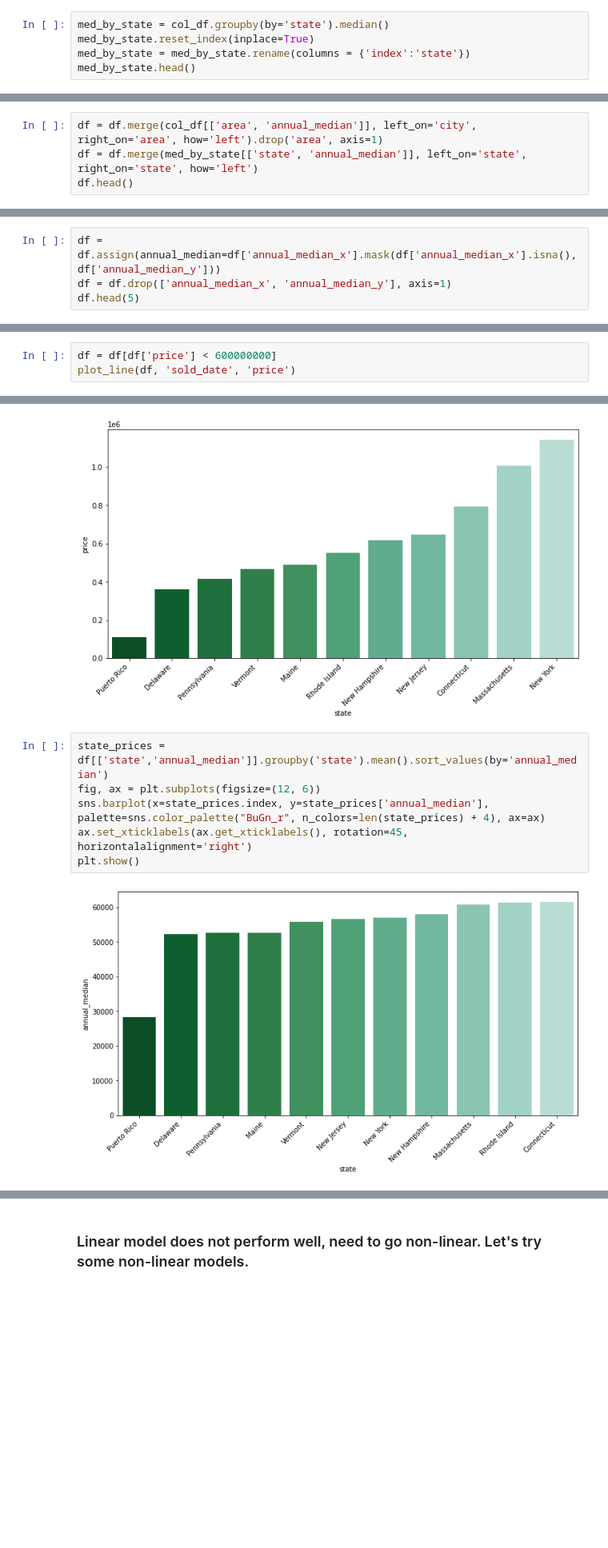
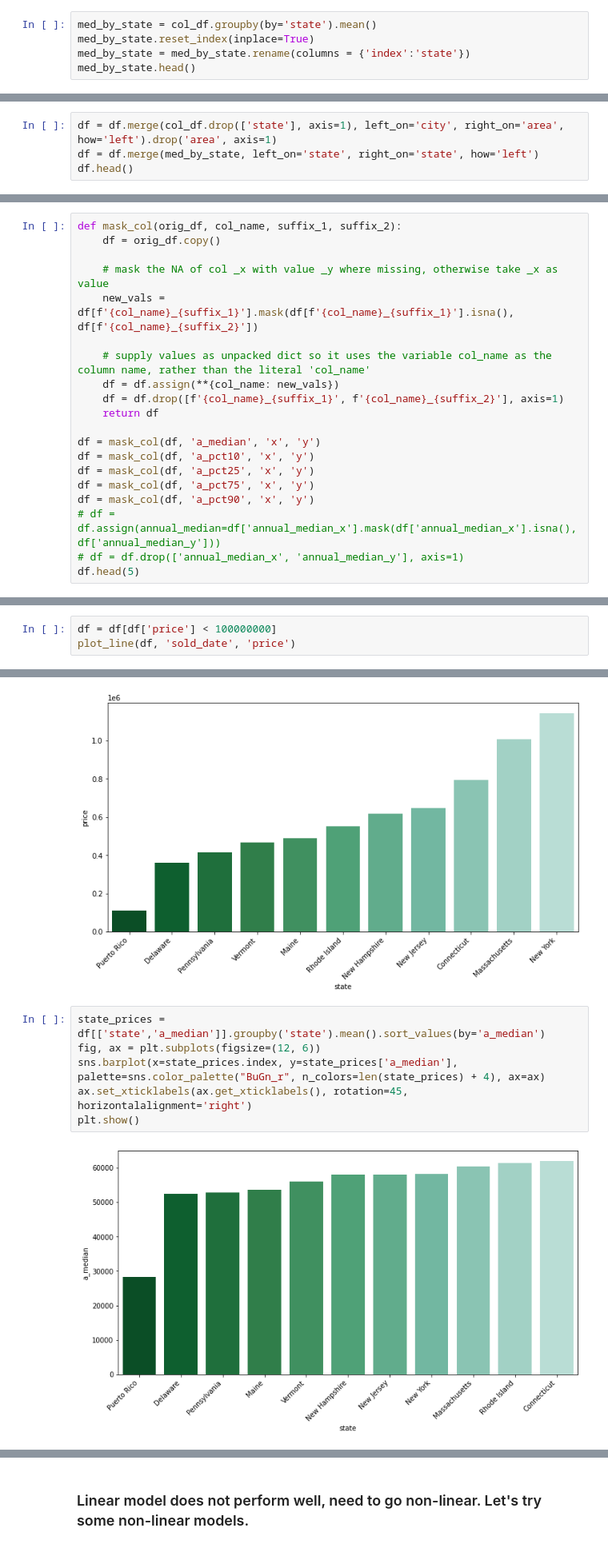
Before and after one commit to tlagore/housing_predictions, a Jupyter notebook: learn.ipynb, the cells around one changed output, grey strips where cells are left out. Shown at 80% size. Saved outputs shown, nothing was run; the diff lists cells and outputs as text; blank space fills up the shorter version.

Commit message:
update to use the 10th, 25th, 75th, 90th percentile annual salaries as features, tested several models on several different feature combinations

```diff
--- a/learn.ipynb
+++ b/learn.ipynb
@@ -111,7 +120,7 @@ print(f'after drop: {len(df)}')
 before drop: 42768
 after drop: 42766
 # %%
-med_by_state = col_df.groupby(by='state').median()
+med_by_state = col_df.groupby(by='state').mean()
 med_by_state.reset_index(inplace=True)
 med_by_state = med_by_state.rename(columns = {'index':'state'})
 med_by_state.head()
@@ -125,6 +134,6 @@ med_by_state.head()
 # %%
-df = df.merge(col_df[['area', 'annual_median']], left_on='city', right_on='area', how='left').drop('area', axis=1)
-df = df.merge(med_by_state[['state', 'annual_median']], left_on='state', right_on='state', how='left')
+df = df.merge(col_df.drop(['state'], axis=1), left_on='city', right_on='area', how='left').drop('area', axis=1)
+df = df.merge(med_by_state, left_on='state', right_on='state', how='left')
 df.head()
 # %% [output]
 |  | status | price | bed | bath | acre_lot | full_address | street | city | state | zip_code | ... |
@@ -138,6 +148,22 @@ df.head()
 # %%
-df = df.assign(annual_median=df['annual_median_x'].mask(df['annual_median_x'].isna(), df['annual_median_y']))
-df = df.drop(['annual_median_x', 'annual_median_y'], axis=1)
+def mask_col(orig_df, col_name, suffix_1, suffix_2):
+    df = orig_df.copy()
+
+    # mask the NA of col _x with value _y where missing, otherwise take _x as value
+    new_vals = df[f'{col_name}_{suffix_1}'].mask(df[f'{col_name}_{suffix_1}'].isna(), df[f'{col_name}_{suffix_2}'])
+
+    # supply values as unpacked dict so it uses the variable col_name as the column name, rather than the literal 'col_name'
+    df = df.assign(**{col_name: new_vals})
+    df = df.drop([f'{col_name}_{suffix_1}', f'{col_name}_{suffix_2}'], axis=1)
+    return df
+
+df = mask_col(df, 'a_median', 'x', 'y')
+df = mask_col(df, 'a_pct10', 'x', 'y')
+df = mask_col(df, 'a_pct25', 'x', 'y')
+df = mask_col(df, 'a_pct75', 'x', 'y')
+df = mask_col(df, 'a_pct90', 'x', 'y')
+# df = df.assign(annual_median=df['annual_median_x'].mask(df['annual_median_x'].isna(), df['annual_median_y']))
+# df = df.drop(['annual_median_x', 'annual_median_y'], axis=1)
 df.head(5)
 # %% [output]
 |  | status | price | bed | bath | acre_lot | full_address | street | city | state | zip_code | ... |
@@ -222,5 +264,5 @@ Drop this outlier as it is vastly outside the average
 # %%
-df = df[df['price'] < 600000000]
+df = df[df['price'] < 100000000]
 plot_line(df, 'sold_date', 'price')
 # %% [output]
 [figure]
@@ -328,11 +388,11 @@ plt.show()
 # %% [output]
 [figure]
 # %%
-state_prices = df[['state','annual_median']].groupby('state').mean().sort_values(by='annual_median')
+state_prices = df[['state','a_median']].groupby('state').mean().sort_values(by='a_median')
 fig, ax = plt.subplots(figsize=(12, 6))
-sns.barplot(x=state_prices.index, y=state_prices['annual_median'], palette=sns.color_palette("BuGn_r", n_colors=len(state_prices) + 4), ax=ax)
+sns.barplot(x=state_prices.index, y=state_prices['a_median'], palette=sns.color_palette("BuGn_r", n_colors=len(state_prices) + 4), ax=ax)
 ax.set_xticklabels(ax.get_xticklabels(), rotation=45, horizontalalignment='right')
 plt.show()
 # %% [output]
-[figure, old version]
+[figure, new version]
 # %% [markdown]
```
Also changed, not shown: parts of 27 cells of this notebook, 3 other files.
